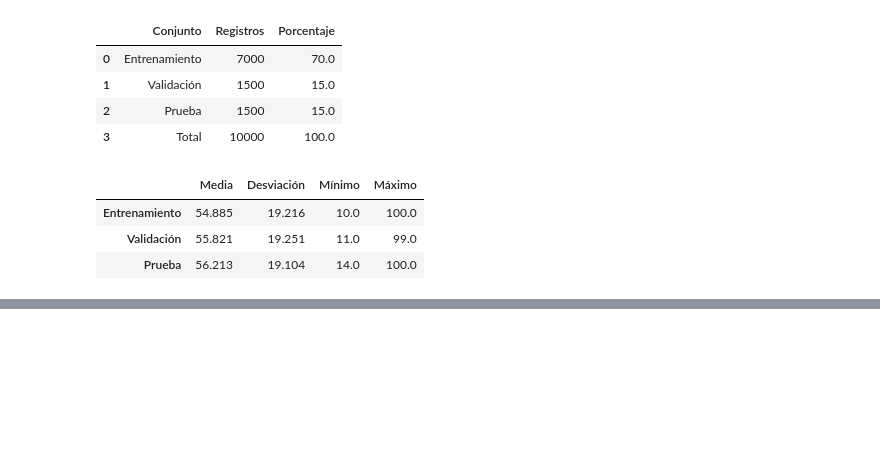
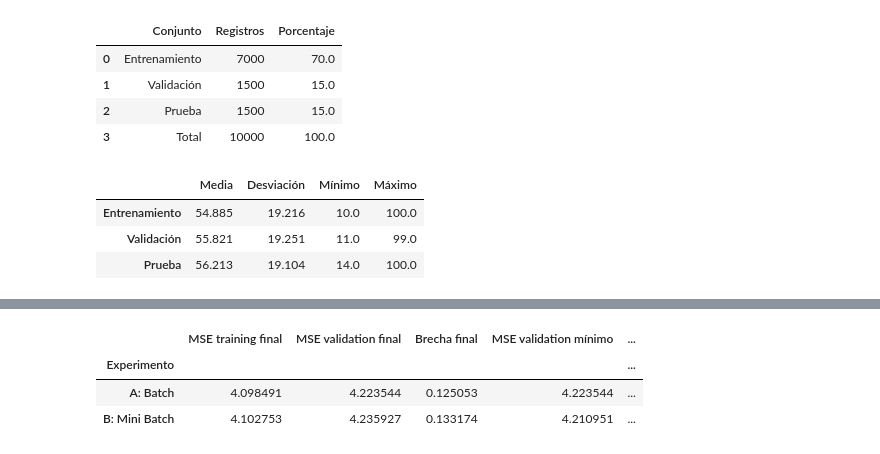
Before and after one commit to danielpulido01/RegresionLineal, a Jupyter notebook: main.ipynb, the cells around one changed output, grey strips where cells are left out. Saved outputs shown, nothing was run; the diff lists cells and outputs as text; code cells hidden in the pictures; blank space fills up the shorter version.

```diff
--- a/main.ipynb
+++ b/main.ipynb
@@ -340,0 +644,26 @@ pd.DataFrame({
+# %%
+filas_evaluacion = []
+for nombre, resultado in experimentos.items():
+    mse_train = np.asarray(resultado["historial_mse"]["train"])
+    mse_val = np.asarray(resultado["historial_mse"]["val"])
+    mejor_actualizacion = int(np.argmin(mse_val))
+    ventana = max(1, resultado["actualizaciones"] // 10)
+    cambio_train = mse_train[-ventana:].mean() - mse_train[-2 * ventana:-ventana].mean()
+    cambio_val = mse_val[-ventana:].mean() - mse_val[-2 * ventana:-ventana].mean()
+    filas_evaluacion.append({
+        "Experimento": nombre,
+        "MSE training final": mse_train[-1],
+        "MSE validation final": mse_val[-1],
+        "Brecha final": mse_val[-1] - mse_train[-1],
+        "MSE validation mínimo": mse_val[mejor_actualizacion],
+        "Actualización del mínimo": mejor_actualizacion,
+        "Cambio training (último 10%)": cambio_train,
+        "Cambio validation (último 10%)": cambio_val,
+    })
+evaluacion_mse = pd.DataFrame(filas_evaluacion).set_index("Experimento")
+display(evaluacion_mse.round(6))
+# %% [output]
+|  | MSE training final | MSE validation final | Brecha final | MSE validation mínimo | ... |
+| Experimento |  |  |  |  | ... |
+| A: Batch | 4.098491 | 4.223544 | 0.125053 | 4.223544 | ... |
+| B: Mini Batch | 4.102753 | 4.235927 | 0.133174 | 4.210951 | ... |
```
Also changed, not shown: parts of 21 cells of this notebook, 3 other files.
